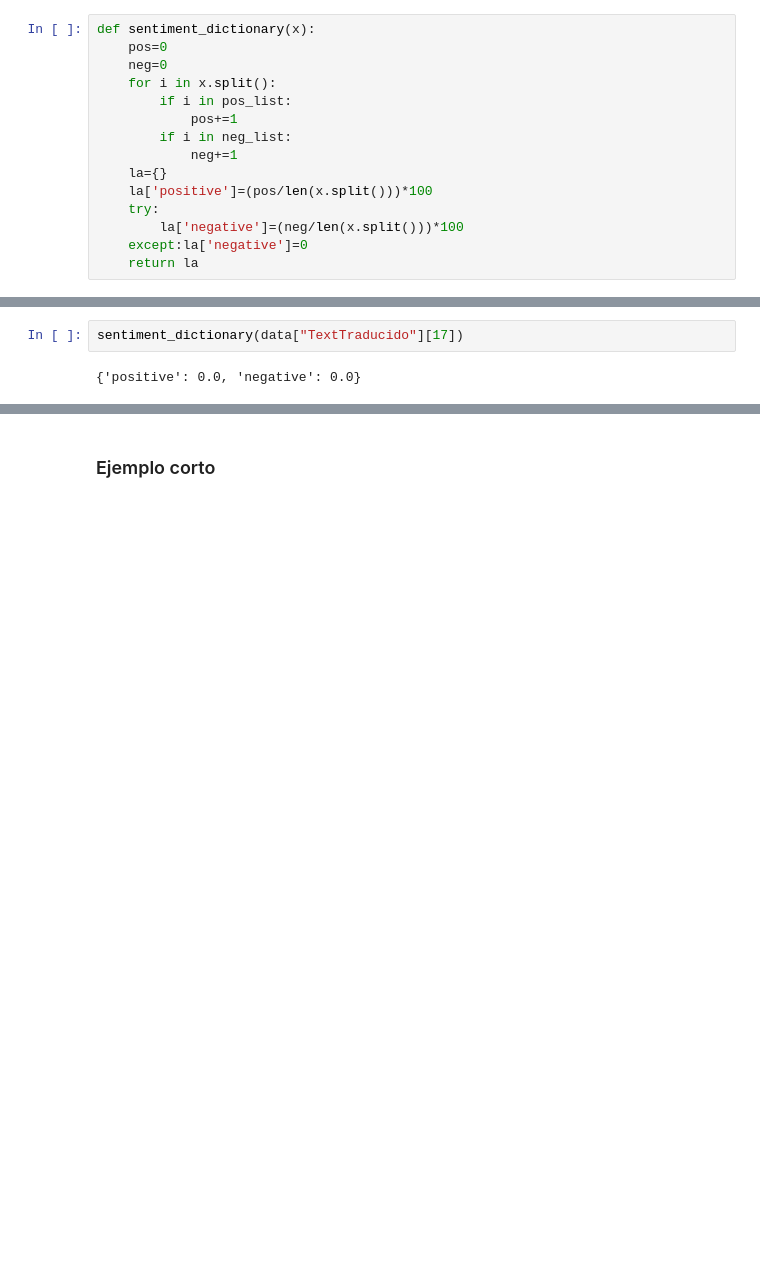
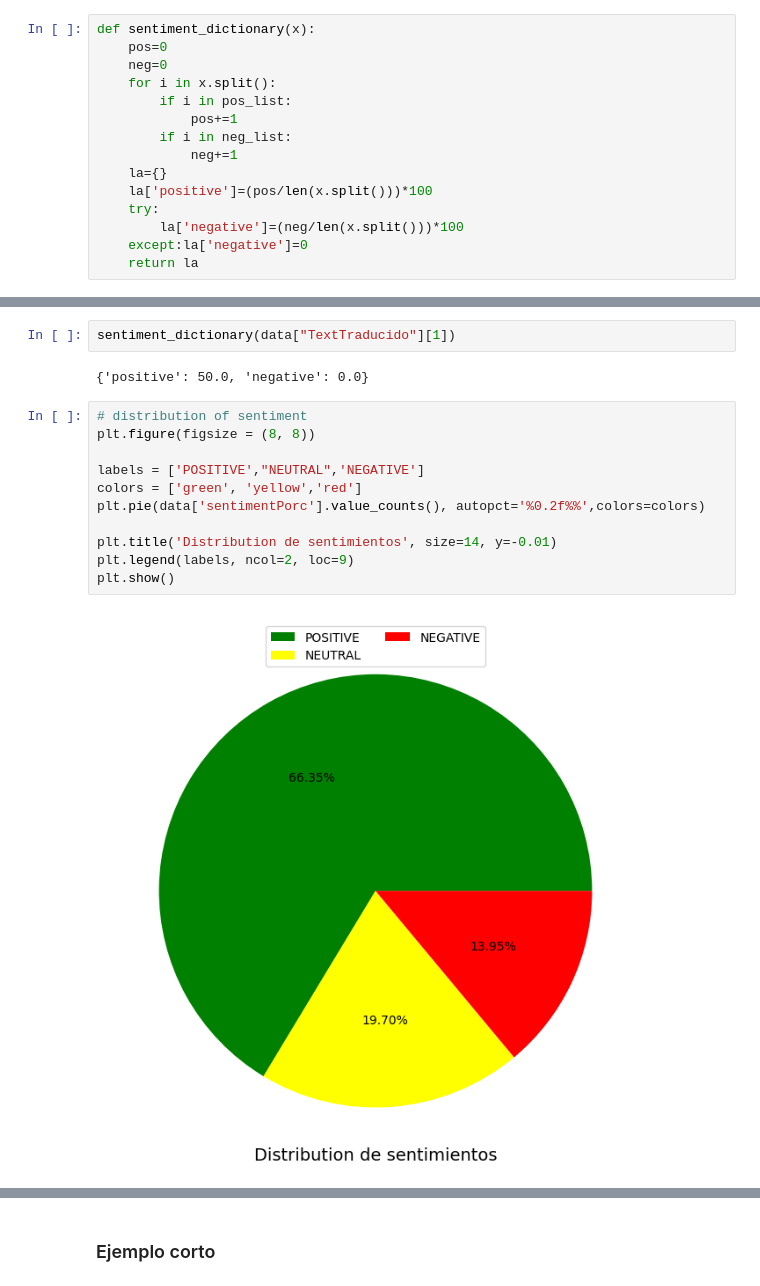
Before and after one commit to crodriguezbay/MLforMkting, a Jupyter notebook: l07_sentiment_analisis_clase_SentimentAnalysis.ipynb, the cells around one changed output, grey strips where cells are left out. Saved outputs shown, nothing was run; the diff lists cells and outputs as text; blank space fills up the shorter version.

```diff
--- a/l07_sentiment_analisis_clase_SentimentAnalysis.ipynb
+++ b/l07_sentiment_analisis_clase_SentimentAnalysis.ipynb
@@ -687,7 +691,20 @@ dtype: object
 # %%
-sentiment_dictionary(data["TextTraducido"][17])
+sentiment_dictionary(data["TextTraducido"][1])
 # %% [output]
-{'positive': 0.0, 'negative': 0.0}
+{'positive': 50.0, 'negative': 0.0}
+# %%
+# distribution of sentiment
+plt.figure(figsize = (8, 8))
+
+labels = ['POSITIVE',"NEUTRAL",'NEGATIVE']
+colors = ['green', 'yellow','red']
+plt.pie(data['sentimentPorc'].value_counts(), autopct='%0.2f%%',colors=colors)
+
+plt.title('Distribution de sentimientos', size=14, y=-0.01)
+plt.legend(labels, ncol=2, loc=9)
+plt.show()
+# %% [output]
+[figure, added]
 # %%
 nltk.download('vader_lexicon')
 from nltk.sentiment import SentimentIntensityAnalyzer
```
Also changed, not shown: parts of 18 cells of this notebook.
